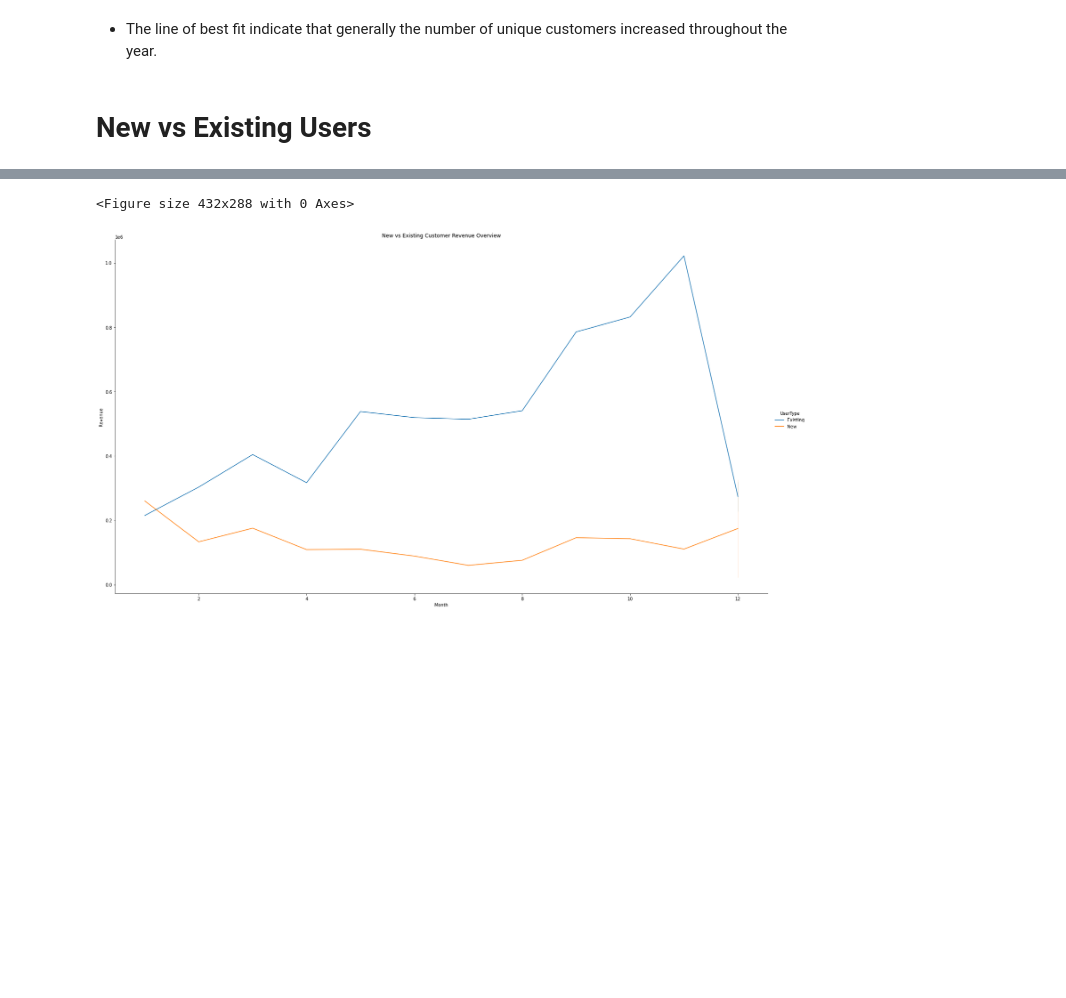
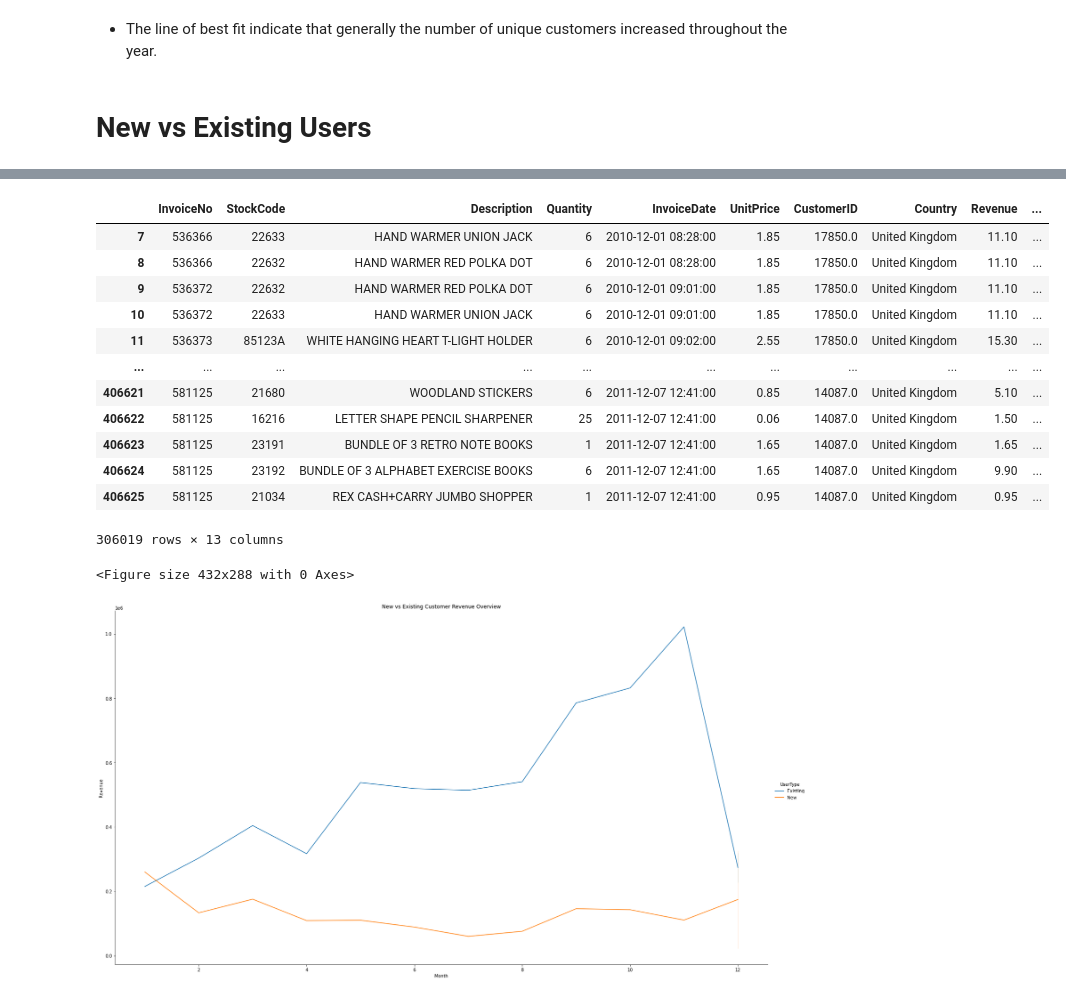
Before and after one commit to tmucho/Africa-Data-School, a Jupyter notebook: Retail Analysis/Retail_Customer_Analysis.ipynb, the cells around one changed output, grey strips where cells are left out. Cells and saved outputs as stored; diff of their text form; code cells hidden in the pictures; blank space fills up the shorter version.

```diff
--- a/Retail Analysis/Retail_Customer_Analysis.ipynb
+++ b/Retail Analysis/Retail_Customer_Analysis.ipynb
@@ -254 +325,17 @@ plt.show()
+# %%
+df[df['UserType'] == 'Existing']
+# %% [output]
+|  | InvoiceNo | StockCode | Description | Quantity | InvoiceDate | UnitPrice | CustomerID | Country | Revenue | ... |
+| 7 | 536366 | 22633 | HAND WARMER UNION JACK | 6 | 2010-12-01 08:28:00 | 1.85 | 17850.0 | United Kingdom | 11.10 | ... |
+| 8 | 536366 | 22632 | HAND WARMER RED POLKA DOT | 6 | 2010-12-01 08:28:00 | 1.85 | 17850.0 | United Kingdom | 11.10 | ... |
+| 9 | 536372 | 22632 | HAND WARMER RED POLKA DOT | 6 | 2010-12-01 09:01:00 | 1.85 | 17850.0 | United Kingdom | 11.10 | ... |
+| 10 | 536372 | 22633 | HAND WARMER UNION JACK | 6 | 2010-12-01 09:01:00 | 1.85 | 17850.0 | United Kingdom | 11.10 | ... |
+| 11 | 536373 | 85123A | WHITE HANGING HEART T-LIGHT HOLDER | 6 | 2010-12-01 09:02:00 | 2.55 | 17850.0 | United Kingdom | 15.30 | ... |
+| ... | ... | ... | ... | ... | ... | ... | ... | ... | ... | ... |
+| 406621 | 581125 | 21680 | WOODLAND STICKERS | 6 | 2011-12-07 12:41:00 | 0.85 | 14087.0 | United Kingdom | 5.10 | ... |
+| 406622 | 581125 | 16216 | LETTER SHAPE PENCIL SHARPENER | 25 | 2011-12-07 12:41:00 | 0.06 | 14087.0 | United Kingdom | 1.50 | ... |
+| 406623 | 581125 | 23191 | BUNDLE OF 3 RETRO NOTE BOOKS | 1 | 2011-12-07 12:41:00 | 1.65 | 14087.0 | United Kingdom | 1.65 | ... |
+| 406624 | 581125 | 23192 | BUNDLE OF 3 ALPHABET EXERCISE BOOKS | 6 | 2011-12-07 12:41:00 | 1.65 | 14087.0 | United Kingdom | 9.90 | ... |
+| 406625 | 581125 | 21034 | REX CASH+CARRY JUMBO SHOPPER | 1 | 2011-12-07 12:41:00 | 0.95 | 14087.0 | United Kingdom | 0.95 | ... |
+306019 rows × 13 columns
 # %%
```
Also changed, not shown: parts of 16 cells of this notebook, 8 other files.
